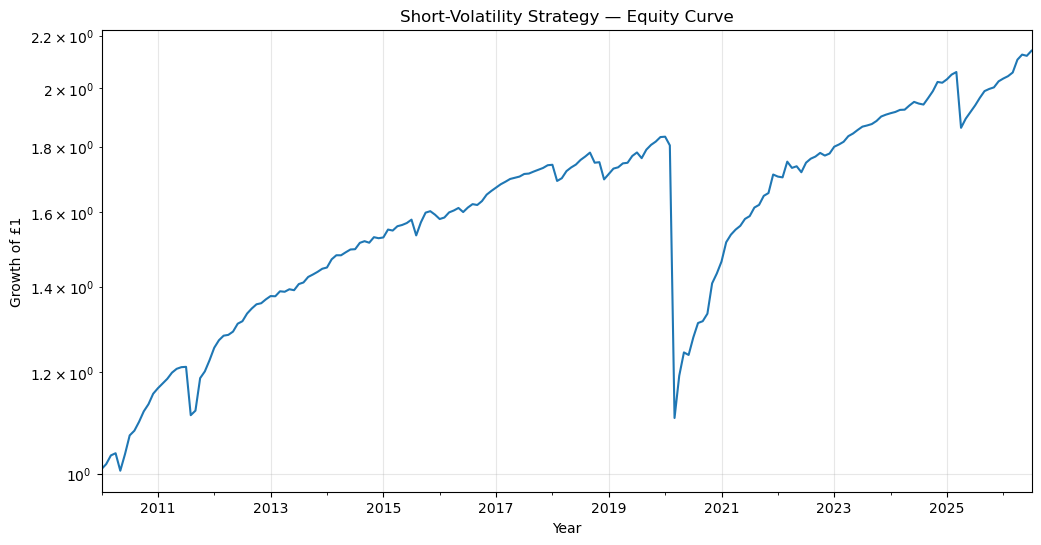
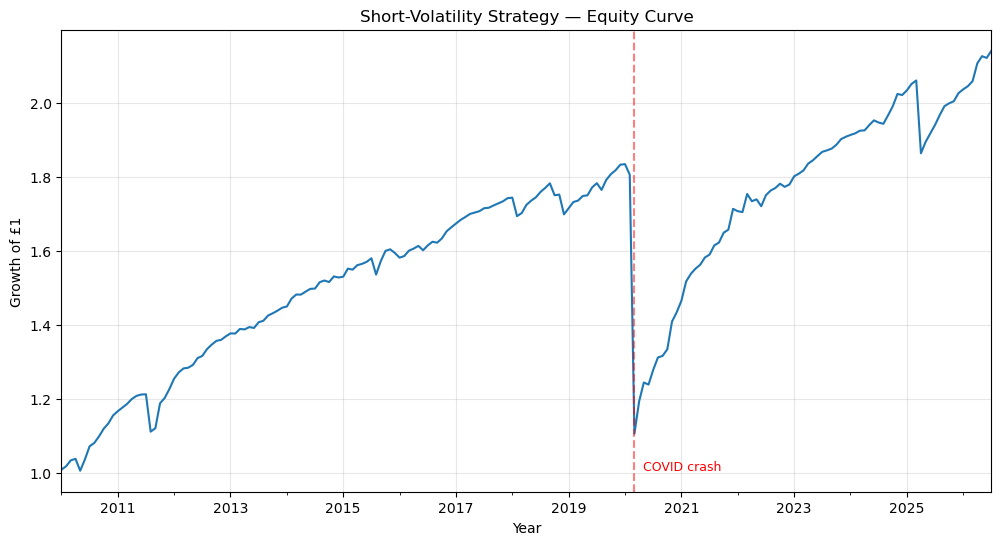
Unified diff of the notebook cell whose output changed from the first chart to the second:
--- before
+++ after
@@ -1,4 +1,8 @@
-equity.plot(figsize=(12, 6), logy=True, title="Short-Volatility Strategy — Equity Curve")
-plt.ylabel("Growth of £1"); plt.xlabel("Year"); plt.grid(True, alpha=0.3)
+ax = equity.plot(figsize=(12, 6), title="Short-Volatility Strategy — Equity Curve")
+ax.axvline(pd.Timestamp("2020-03-01"), color="red", linestyle="--", alpha=0.5)
+ax.text(pd.Timestamp("2020-04-01"), equity.min(), " COVID crash", color="red", fontsize=9)
+plt.ylabel("Growth of £1")
+plt.xlabel("Year")
+plt.grid(True, alpha=0.3)
 plt.savefig("equity_curve.png", dpi=150, bbox_inches="tight")
 plt.show()

Commit: Little bit of clean up for graph at the end